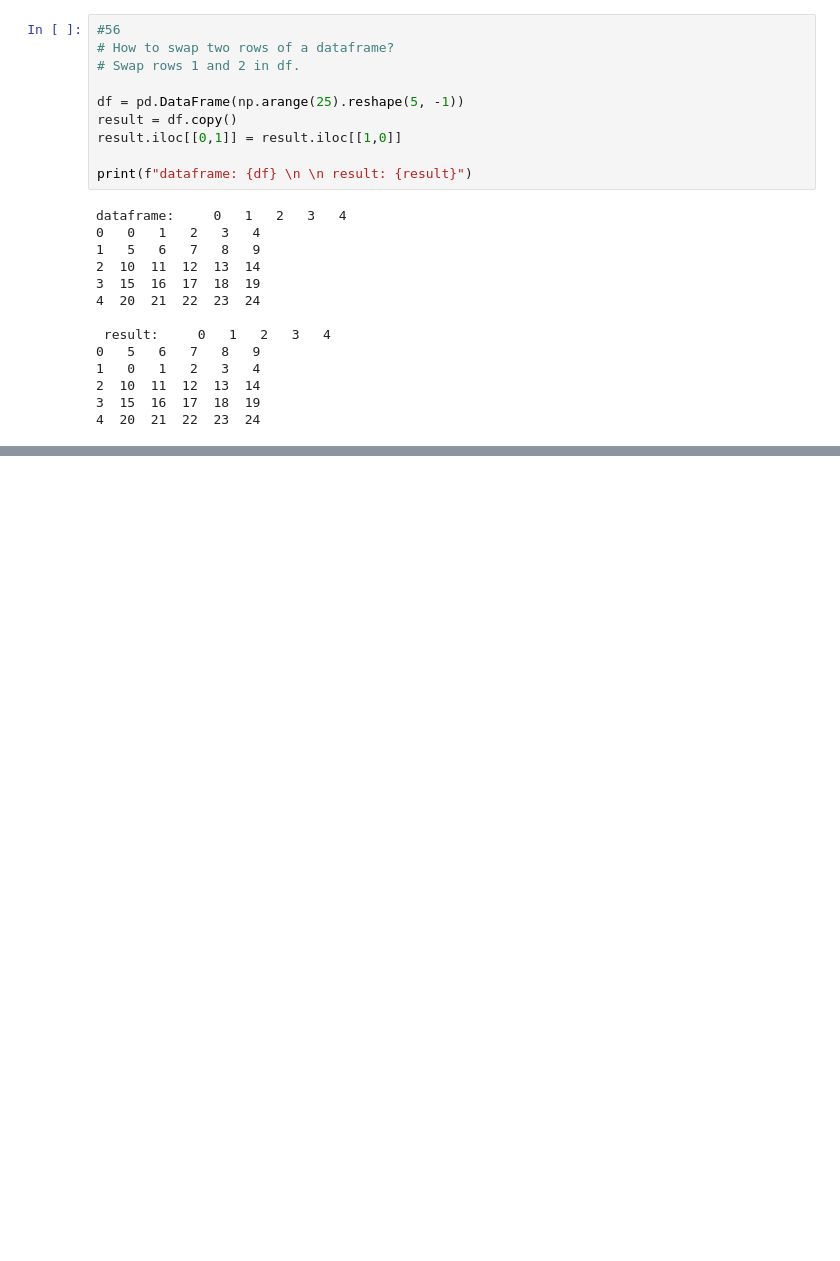
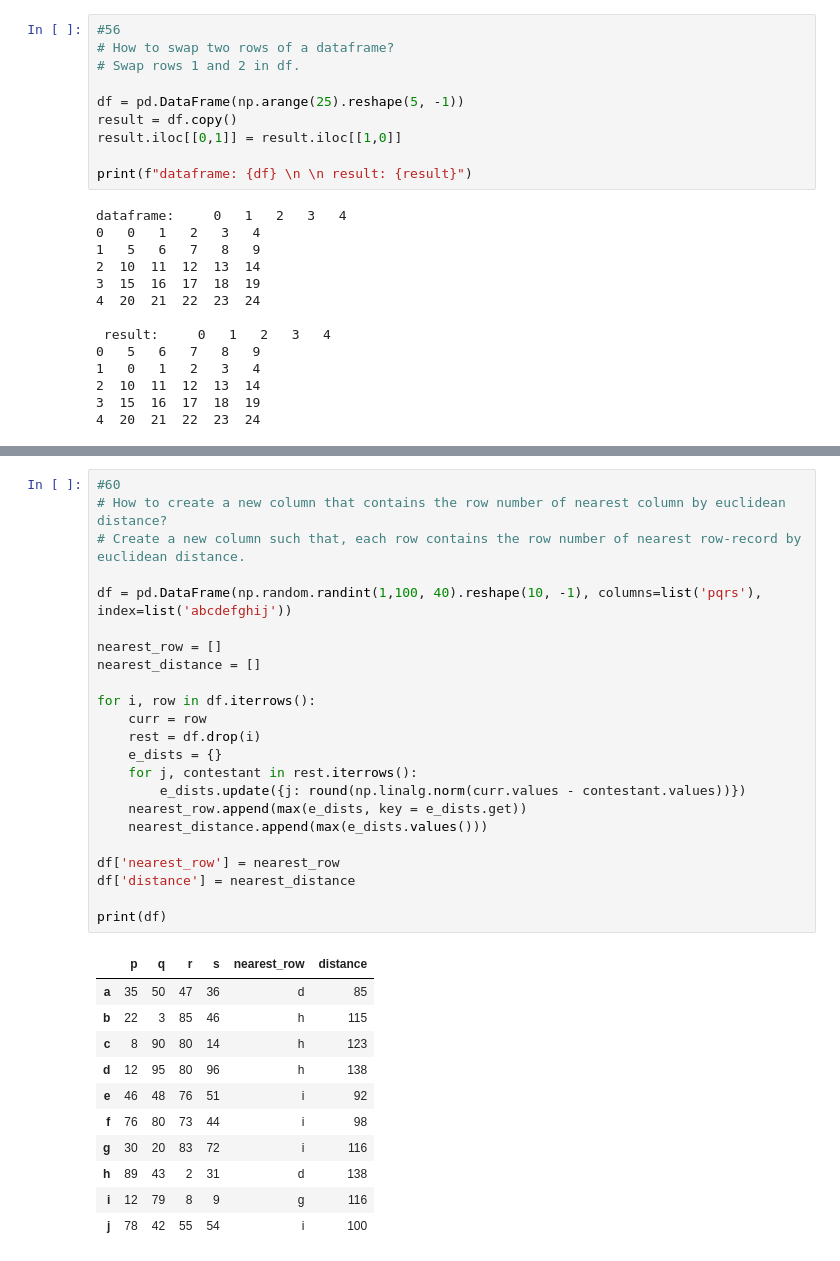
Before and after one commit to ian-james-johnson/numpy_pandas_visualization_exercises, a Jupyter notebook: 101_pandas_exercises.ipynb, the cells around one changed output, grey strips where cells are left out. Saved outputs shown, nothing was run; the diff lists cells and outputs as text; blank space fills up the shorter version.

```diff
--- a/101_pandas_exercises.ipynb
+++ b/101_pandas_exercises.ipynb
@@ -1084,0 +1150,35 @@ dataframe:     0   1   2   3   4
+# %%
+#60
+# How to create a new column that contains the row number of nearest column by euclidean distance?
+# Create a new column such that, each row contains the row number of nearest row-record by euclidean distance.
+
+df = pd.DataFrame(np.random.randint(1,100, 40).reshape(10, -1), columns=list('pqrs'), index=list('abcdefghij'))
+
+nearest_row = []
+nearest_distance = []
+
+for i, row in df.iterrows():
+    curr = row
+    rest = df.drop(i)
+    e_dists = {}
+    for j, contestant in rest.iterrows():
+        e_dists.update({j: round(np.linalg.norm(curr.values - contestant.values))})
+    nearest_row.append(max(e_dists, key = e_dists.get))
+    nearest_distance.append(max(e_dists.values()))
+
+df['nearest_row'] = nearest_row
+df['distance'] = nearest_distance
+
+print(df)
+# %% [output]
+|  | p | q | r | s | nearest_row | distance |
+| a | 35 | 50 | 47 | 36 | d | 85 |
+| b | 22 | 3 | 85 | 46 | h | 115 |
+| c | 8 | 90 | 80 | 14 | h | 123 |
+| d | 12 | 95 | 80 | 96 | h | 138 |
+| e | 46 | 48 | 76 | 51 | i | 92 |
+| f | 76 | 80 | 73 | 44 | i | 98 |
+| g | 30 | 20 | 83 | 72 | i | 116 |
+| h | 89 | 43 | 2 | 31 | d | 138 |
+| i | 12 | 79 | 8 | 9 | g | 116 |
+| j | 78 | 42 | 55 | 54 | i | 100 |
```
Also changed, not shown: parts of 4 cells of this notebook.
